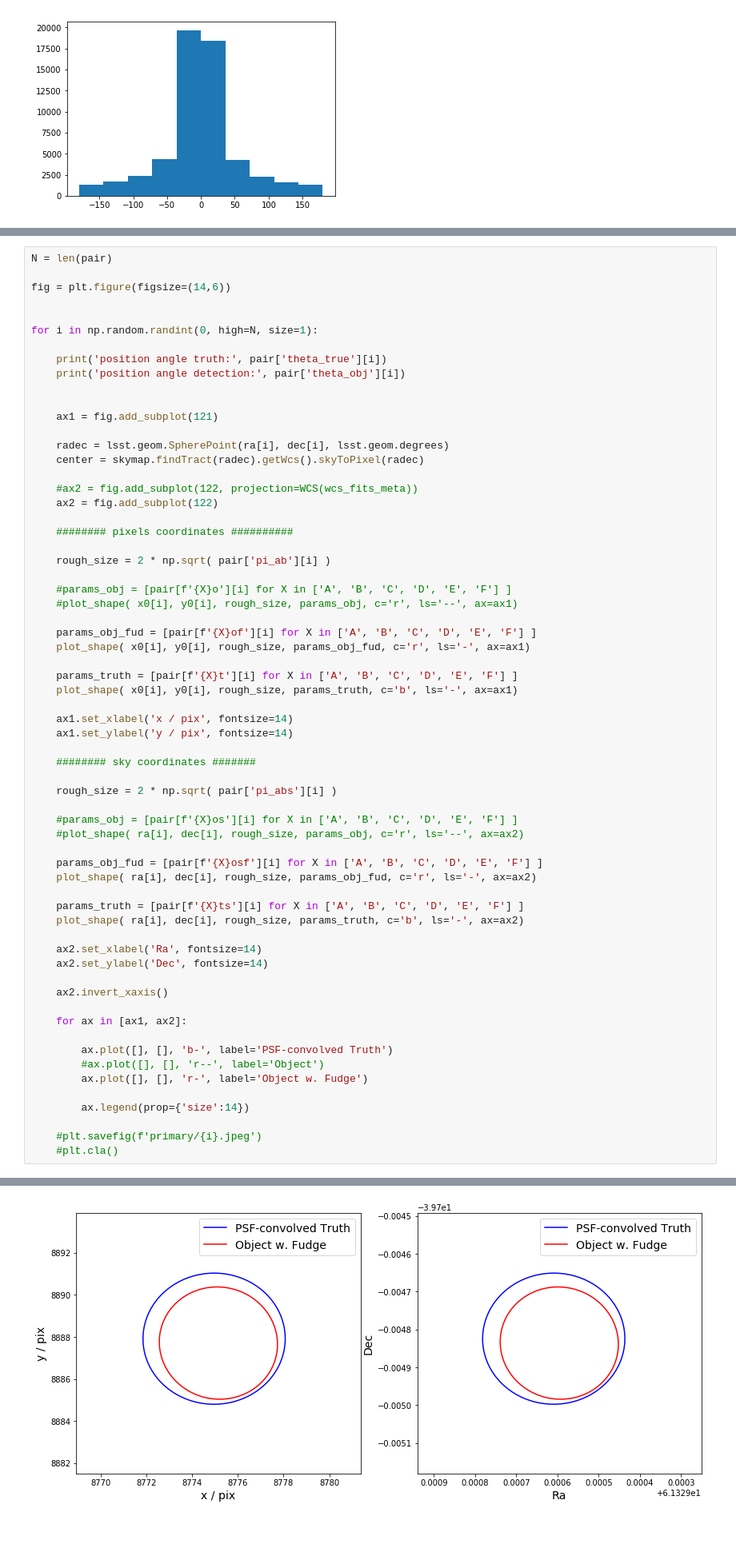
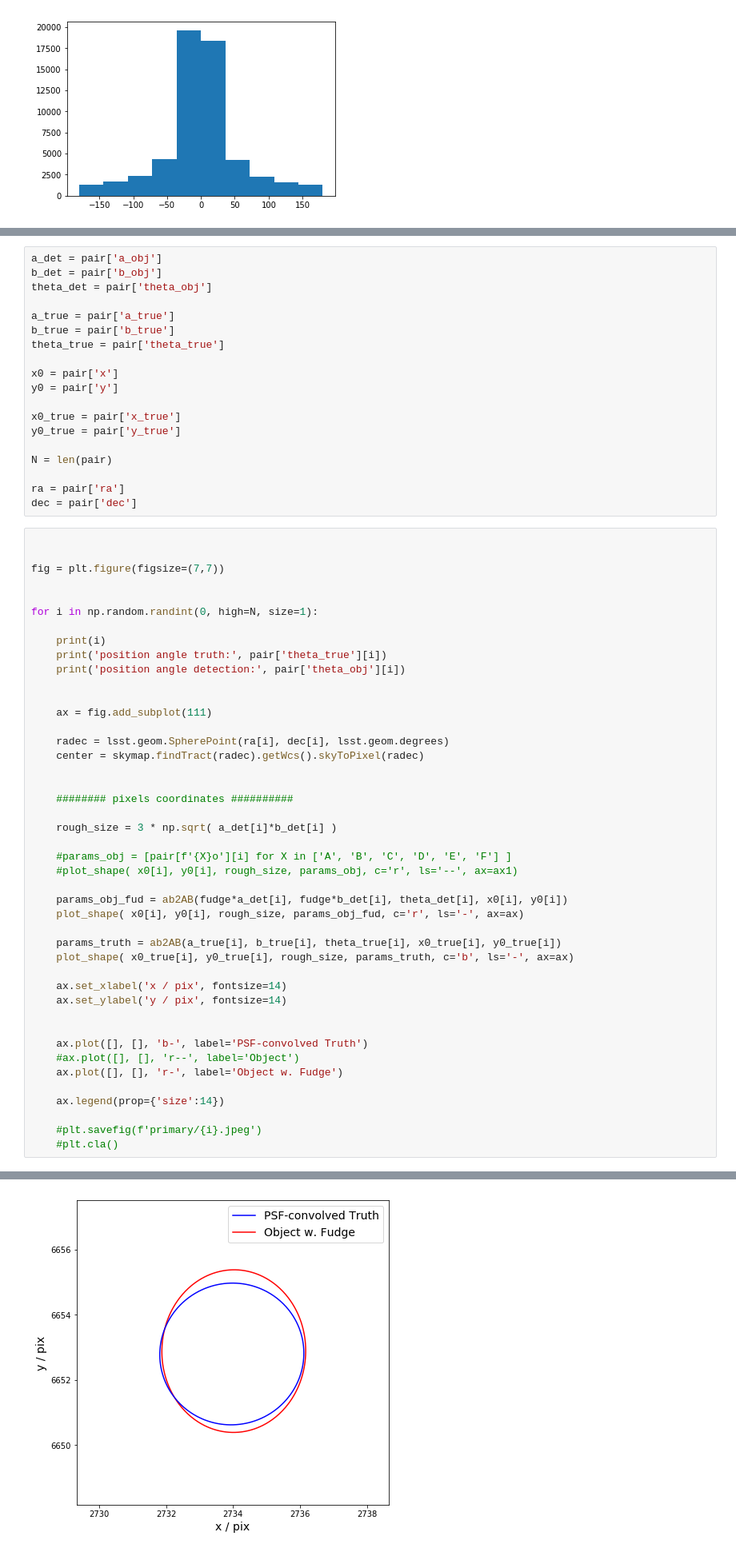
Before and after one commit to LSSTDESC/Cluster_Blending, a Jupyter notebook: match_ellipse_dc2.ipynb, the cells around one changed output, grey strips where cells are left out. Shown at 80% size. Cells and saved outputs as stored; diff of their text form; blank space fills up the shorter version.

```diff
--- a/match_ellipse_dc2.ipynb
+++ b/match_ellipse_dc2.ipynb
@@ -1050,64 +903,63 @@ y0 = pair['y']
+# %%
+a_det = pair['a_obj']
+b_det = pair['b_obj']
+theta_det = pair['theta_obj']
+
+a_true = pair['a_true']
+b_true = pair['b_true']
+theta_true = pair['theta_true']
+
+x0 = pair['x']
+y0 = pair['y']
+
+x0_true = pair['x_true']
+y0_true = pair['y_true']
+
+N = len(pair)
+
+ra = pair['ra']
+dec = pair['dec']
 # %%
-N = len(pair)
 
-fig = plt.figure(figsize=(14,6))
+
+fig = plt.figure(figsize=(7,7))
 
 
 for i in np.random.randint(0, high=N, size=1):
 
+    print(i)
     print('position angle truth:', pair['theta_true'][i])
     print('position angle detection:', pair['theta_obj'][i])
 
 
-    ax1 = fig.add_subplot(121)
+    ax = fig.add_subplot(111)
 
     radec = lsst.geom.SpherePoint(ra[i], dec[i], lsst.geom.degrees)
     center = skymap.findTract(radec).getWcs().skyToPixel(radec)
 
-    #ax2 = fig.add_subplot(122, projection=WCS(wcs_fits_meta))
-    ax2 = fig.add_subplot(122)
 
     ######## pixels coordinates ##########
 
-    rough_size = 2 * np.sqrt( pair['pi_ab'][i] )
+    rough_size = 3 * np.sqrt( a_det[i]*b_det[i] )
 
     #params_obj = [pair[f'{X}o'][i] for X in ['A', 'B', 'C', 'D', 'E', 'F'] ]
     #plot_shape( x0[i], y0[i], rough_size, params_obj, c='r', ls='--', ax=ax1)
 
-    params_obj_fud = [pair[f'{X}of'][i] for X in ['A', 'B', 'C', 'D', 'E', 'F'] ]
-    plot_shape( x0[i], y0[i], rough_size, params_obj_fud, c='r', ls='-', ax=ax1)
+    params_obj_fud = ab2AB(fudge*a_det[i], fudge*b_det[i], theta_det[i], x0[i], y0[i])
+    plot_shape( x0[i], y0[i], rough_size, params_obj_fud, c='r', ls='-', ax=ax)
 
-    params_truth = [pair[f'{X}t'][i] for X in ['A', 'B', 'C', 'D', 'E', 'F'] ]
-    plot_shape( x0[i], y0[i], rough_size, params_truth, c='b', ls='-', ax=ax1)
+    params_truth = ab2AB(a_true[i], b_true[i], theta_true[i], x0_true[i], y0_true[i])
+    plot_shape( x0_true[i], y0_true[i], rough_size, params_truth, c='b', ls='-', ax=ax)
 
-    ax1.set_xlabel('x / pix', fontsize=14)
-    ax1.set_ylabel('y / pix', fontsize=14)
+    ax.set_xlabel('x / pix', fontsize=14)
+    ax.set_ylabel('y / pix', fontsize=14)
 
-    ######## sky coordinates #######
 
-    rough_size = 2 * np.sqrt( pair['pi_abs'][i] )
+    ax.plot([], [], 'b-', label='PSF-convolved Truth')
+    #ax.plot([], [], 'r--', label='Object')
+    ax.plot([], [], 'r-', label='Object w. Fudge')
 
-    #params_obj = [pair[f'{X}os'][i] for X in ['A', 'B', 'C', 'D', 'E', 'F'] ]
-    #plot_shape( ra[i], dec[i], rough_size, params_obj, c='r', ls='--', ax=ax2)
-
-    params_obj_fud = [pair[f'{X}osf'][i] for X in ['A', 'B', 'C', 'D', 'E', 'F'] ]
-    plot_shape( ra[i], dec[i], rough_size, params_obj_fud, c='r', ls='-', ax=ax2)
-
-    params_truth = [pair[f'{X}ts'][i] for X in ['A', 'B', 'C', 'D', 'E', 'F'] ]
-    plot_shape( ra[i], dec[i], rough_size, params_truth, c='b', ls='-', ax=ax2)
-
-    ax2.set_xlabel('Ra', fontsize=14)
-    ax2.set_ylabel('Dec', fontsize=14)
-
-    ax2.invert_xaxis()
-
-    for ax in [ax1, ax2]:
-
-        ax.plot([], [], 'b-', label='PSF-convolved Truth')
-        #ax.plot([], [], 'r--', label='Object')
-        ax.plot([], [], 'r-', label='Object w. Fudge')
-
-        ax.legend(prop={'size':14})
+    ax.legend(prop={'size':14})
 
     #plt.savefig(f'primary/{i}.jpeg')
     #plt.cla()
@@ -1117 +970 @@ position angle detection: 106.27995650038713
-[figure, old version]
+[figure, new version]
```
Also changed, not shown: parts of 88 cells of this notebook.
